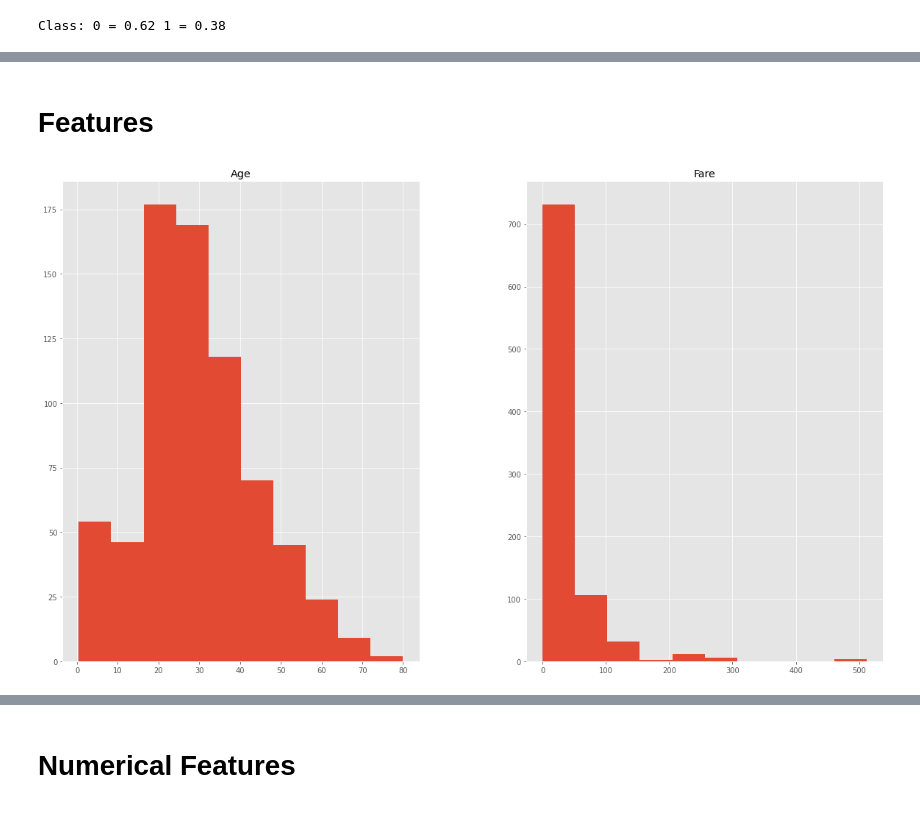
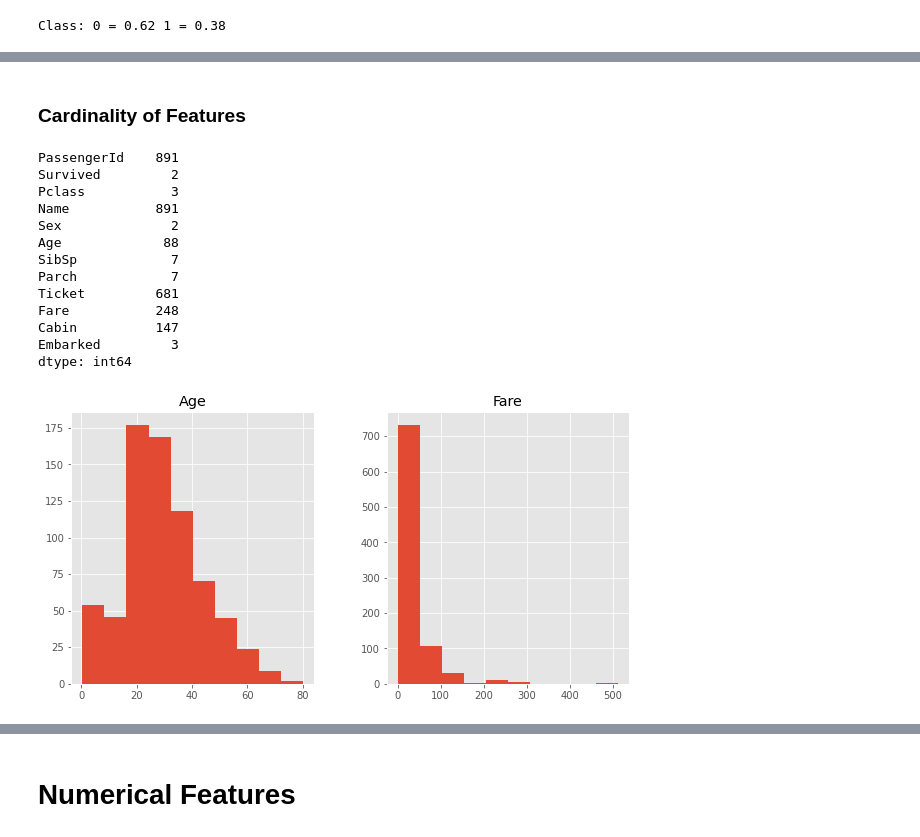
Before and after one commit to melling/ml-kaggle-titanic, a Jupyter notebook: titanic-eda01-biased-outliers.ipynb, the cells around one changed output, grey strips where cells are left out. Saved outputs shown, nothing was run; the diff lists cells and outputs as text; code cells hidden in the pictures.

```diff
--- a/titanic-eda01-biased-outliers.ipynb
+++ b/titanic-eda01-biased-outliers.ipynb
@@ -289,9 +295,25 @@ Class: 0 = 0.62 1 = 0.38
 # %% [markdown]
-# Features
+### Cardinality of Features
+# %%
+train.nunique()
+# %% [output]
+PassengerId    891
+Survived         2
+Pclass           3
+Name           891
+Sex              2
+Age             88
+SibSp            7
+Parch            7
+Ticket         681
+Fare           248
+Cabin          147
+Embarked         3
+dtype: int64
 # %%
 cont_cols = ['Age', 'Fare']
 # %%
-train[cont_cols].hist(figsize=(20,12))
+train[cont_cols].hist(figsize=(10,5))
 plt.show()
 # %% [output]
-[figure, old version]
+[figure, new version]
```
Also changed, not shown: parts of 5 cells of this notebook.
